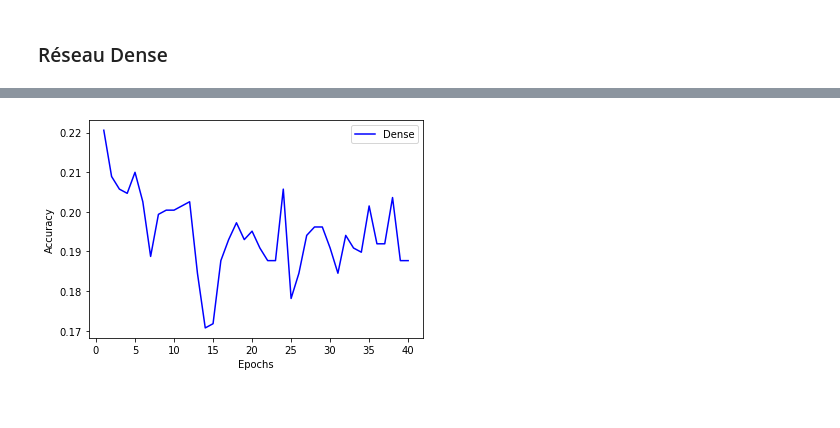
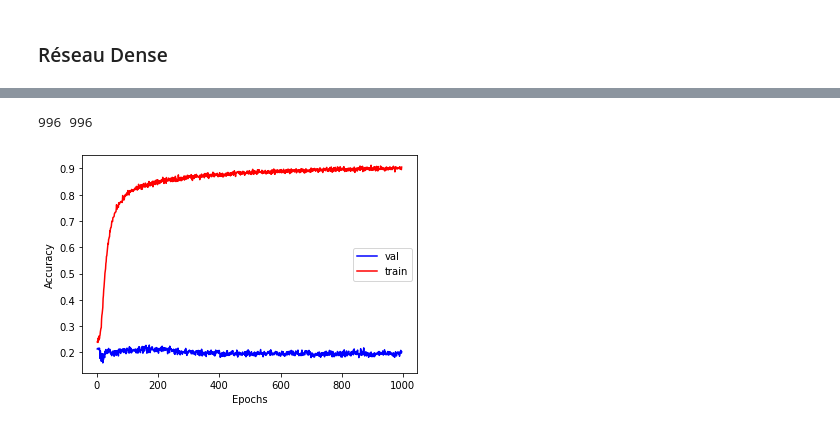
Before and after one commit to NandoGoncalves/loto, a Jupyter notebook: loto.ipynb, the cells around one changed output, grey strips where cells are left out. Drawn from its saved outputs; the diff is of its cells as text; code cells hidden in the pictures.

```diff
--- a/loto.ipynb
+++ b/loto.ipynb
@@ -233,14 +239,16 @@ epochs = 40
 ### Réseau Dense
 # %%
 dense = Sequential()
-dense_0 = Flatten()
-dense_1 = Dense(units = 500, input_dim = 4713, kernel_initializer ='normal', activation ='tanh')
-dense_2 = Dense(units = 6, kernel_initializer ='normal', activation ='softmax')
-dense.add(dense_0)
-dense.add(dense_1)
-dense.add(dense_2)
+
+dense.add(LSTM(units, input_shape=(window_length, number_of_features), return_sequences=True))
+dense.add(LSTM(units, dropout=0.1, return_sequences=False))
+#ajout de la couche de sortie
+dense.add(Dense(nb_label_feature))
+
+es = EarlyStopping(monitor='accuracy', mode='max', verbose=1, patience=100) # acc
 # %%
-dense.compile(loss = 'categorical_crossentropy', optimizer = 'adam', metrics = ['accuracy'])
+#dense.compile(loss=LOSS, optimizer=OPTIMIZER, metrics=['acc'])
+dense.compile(loss = 'mae', optimizer = 'adam', metrics = ['accuracy'])   # categorical_crossentropy
 # %%
-training_history_dense = dense.fit(X_train, y_train, validation_split = 0.2, epochs = epochs, batch_size = batch_size, verbose = 1)
+training_history_dense = dense.fit(X_train, y_train, validation_split = 0.2, epochs = epochs, batch_size = batch_size, verbose = 1, callbacks=[es])
 # %% [output]
@@ -264,20 +272,31 @@ Epoch 40/40
 # %%
+acc_dense = training_history_dense.history['accuracy']
 val_acc_dense = training_history_dense.history['val_accuracy']
+
+print(len(acc_dense), len(val_acc_dense))
+# %% [output]
+996 996
 # %%
 # Labels des axes
 plt.xlabel('Epochs')
 plt.ylabel('Accuracy')
 
 # Courbe du score de validation du réseau Dense
-plt.plot(np.arange(1 , epochs+1, 1),
+plt.plot(np.arange(1 , len(acc_dense)+1, 1),
          val_acc_dense,
-         label = 'Dense',
+         label = 'val',
          color = 'blue')
+
+# Courbe du score d'entrainement du réseau Dense
+plt.plot(np.arange(1 , len(acc_dense)+1, 1),
+         acc_dense,
+         label = 'train',
+         color = 'red')
 
 # Affichage de la légende
 plt.legend()
 
 # Affichage de la figure
 plt.show()
 # %% [output]
-[figure, old version]
+[figure, new version]
```
Also changed, not shown: parts of 4 cells of this notebook.
